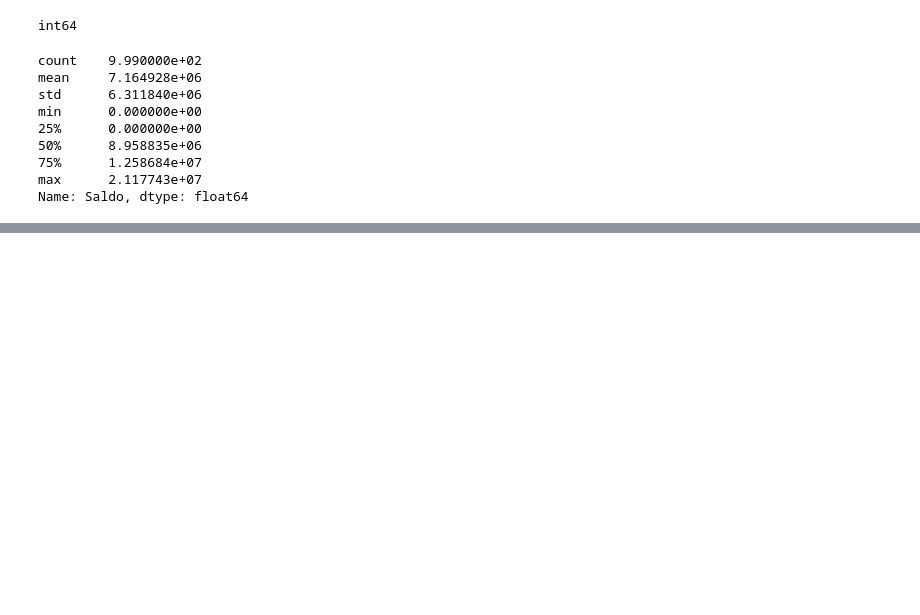
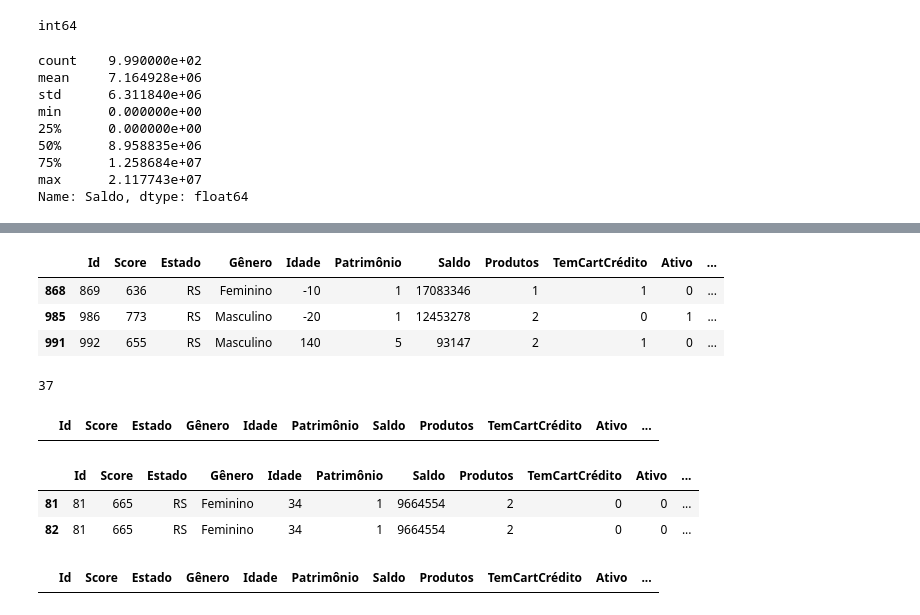
Before and after one commit to gabrielasenareis/python-basico, a Jupyter notebook: analise_exploratoria.ipynb, the cells around one changed output, grey strips where cells are left out. Cells and saved outputs as stored; diff of their text form; code cells hidden in the pictures; blank space fills up the shorter version.

Commit message:
Tratamento de dados

```diff
--- a/analise_exploratoria.ipynb
+++ b/analise_exploratoria.ipynb
@@ -253,0 +303,5 @@ Text(0.5, 1.0, 'Salário')
+# %%
+# Vou substituir os valores Nas pela mediada
+# começando com o salário
+medianaSalario = est.median(dataset['Salário'])
+medianaSalario
@@ -253,0 +310,6 @@ Text(0.5, 1.0, 'Salário')
+# %%
+# substituindo
+
+dataset['Salário'].fillna(medianaSalario, inplace=True)
+# verificando se funcionou
+dataset['Salário'].isnull().sum()
@@ -253,0 +331,6 @@ Text(0.5, 1.0, 'Salário')
+# %%
+# vou jogar todos os valores NaN para a 'moda' que é o 'masculino'
+
+dataset['Gênero'].fillna('Masculino', inplace=True)
+# verificando
+dataset['Gênero'].isnull().sum()
@@ -253,0 +339,12 @@ Text(0.5, 1.0, 'Salário')
+# %%
+# padronizando a coluna de 'gênero'
+# substituindo o valor 'M' por 'masculino' usando uma condição lógica
+dataset.loc[dataset['Gênero'] == 'M', 'Gênero'] = "Masculino"
+
+#substituindo 'F' e 'Fem' por 'feminino' usando um operador de conjunto
+# para substituir os dois valores ao mesmo tempo
+dataset.loc[dataset['Gênero'].isin(['F', 'Fem']), 'Gênero'] = "Feminino"
+
+# vendo o resultado
+agrupado3 = dataset.groupby(['Gênero']).size()
+agrupado3
@@ -253,0 +370,43 @@ Text(0.5, 1.0, 'Salário')
+# %%
+# vamos visualizar quantos registros fora desse domínio existem
+# criando uma condição lógica
+
+dataset.loc[(dataset['Idade'] < 0) | (dataset['Idade'] > 120)]
+# %% [output]
+|  | Id | Score | Estado | Gênero | Idade | Patrimônio | Saldo | Produtos | TemCartCrédito | Ativo | ... |
+| 868 | 869 | 636 | RS | Feminino | -10 | 1 | 17083346 | 1 | 1 | 0 | ... |
+| 985 | 986 | 773 | RS | Masculino | -20 | 1 | 12453278 | 2 | 0 | 1 | ... |
+| 991 | 992 | 655 | RS | Masculino | 140 | 5 | 93147 | 2 | 1 | 0 | ... |
+# %%
+# vamos calcular a mediana para substituir esses valores
+# porque a mediana é menos sujeita a outliers
+
+medianaIdade = est.median(dataset['Idade'])
+medianaIdade
+# %% [output]
+37
+# %%
+# substituindo pela mediana usando uma condição lógica
+
+dataset.loc[(dataset['Idade'] < 0) | (dataset['Idade'] > 120), 'Idade'] = medianaIdade
+
+# vamos verificar se ainda existem valores outliers
+dataset.loc[(dataset['Idade'] < 0) | (dataset['Idade'] > 120)]
+# %% [output]
+|  | Id | Score | Estado | Gênero | Idade | Patrimônio | Saldo | Produtos | TemCartCrédito | Ativo | ... |
+# %%
+# vamos verificar se existem dados duplicados, buscando pelo 'ID'
+# o keep automaticamente é deifnido como 'first' ou seja, ele não
+# inclui o primeiro duplicado, por isso coloquei como 'false'
+dataset[dataset.duplicated(['Id'], keep= False)]
+# %% [output]
+|  | Id | Score | Estado | Gênero | Idade | Patrimônio | Saldo | Produtos | TemCartCrédito | Ativo | ... |
+| 81 | 81 | 665 | RS | Feminino | 34 | 1 | 9664554 | 2 | 0 | 0 | ... |
+| 82 | 81 | 665 | RS | Feminino | 34 | 1 | 9664554 | 2 | 0 | 0 | ... |
+# %%
+# excluindo o duplicado
+dataset.drop_duplicates(subset='Id', keep = 'first', inplace=True)
+# vamos verificar se funcionou
+dataset[dataset.duplicated(['Id'], keep= False)]
+# %% [output]
+|  | Id | Score | Estado | Gênero | Idade | Patrimônio | Saldo | Produtos | TemCartCrédito | Ativo | ... |
```
Also changed, not shown: parts of 29 cells of this notebook.
